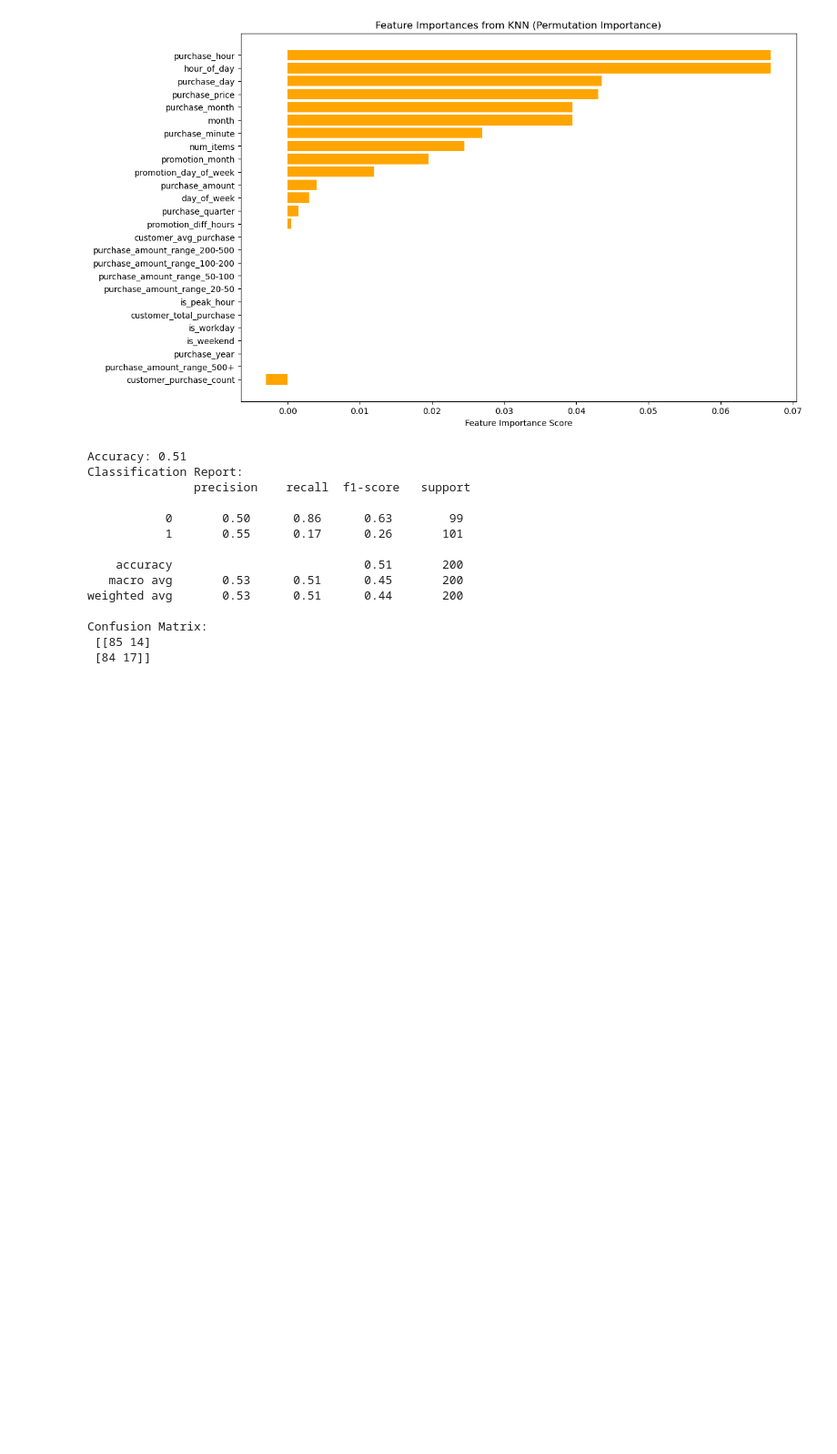
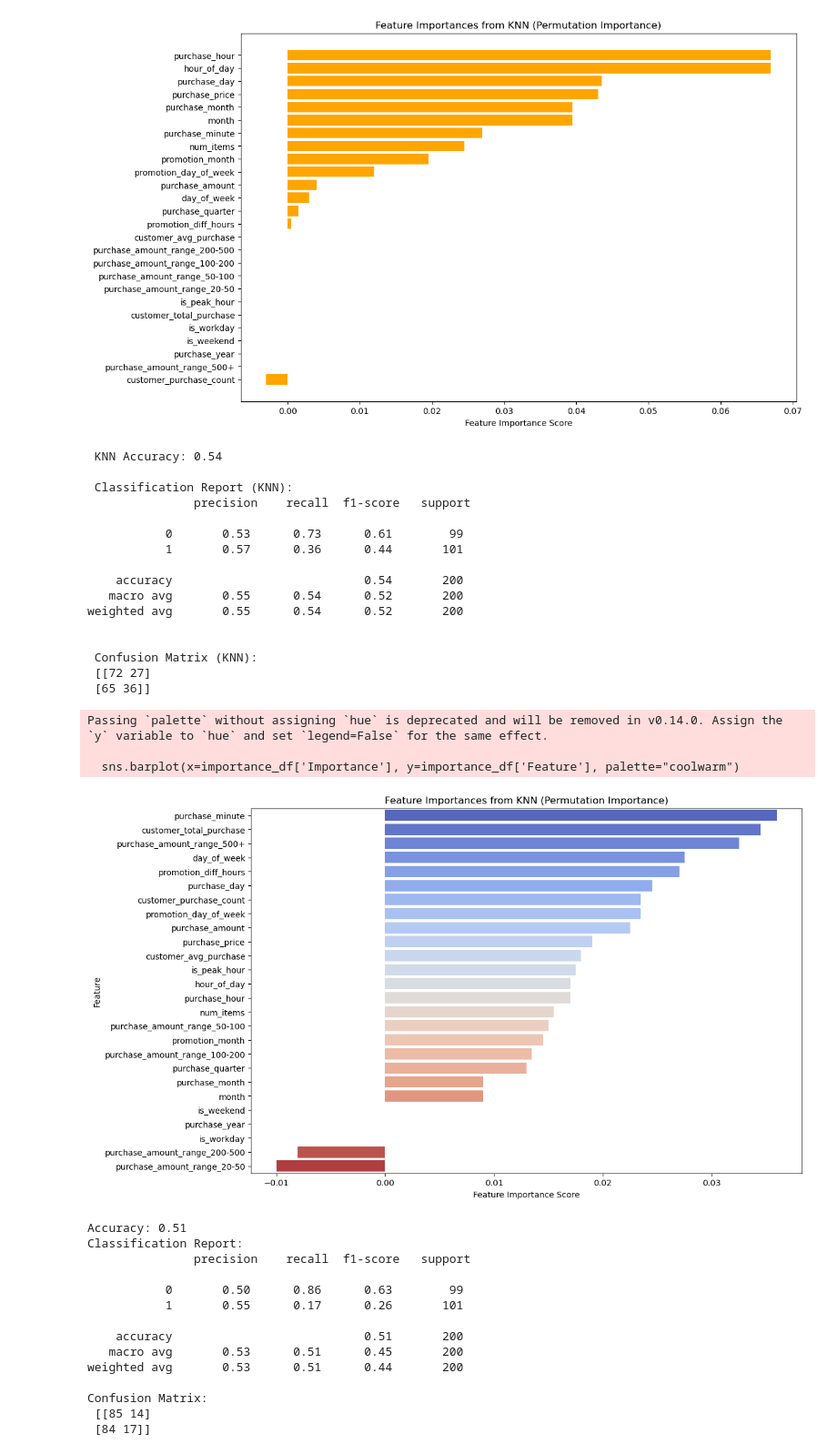
Before and after one commit to MingzengQin/Intership, a Jupyter notebook: EDA.ipynb, the cells around one changed output. Shown at 91% size. Saved outputs shown, nothing was run; the diff lists cells and outputs as text; code cells hidden in the pictures; blank space fills up the shorter version.

```diff
--- a/EDA.ipynb
+++ b/EDA.ipynb
@@ -598,6 +847,77 @@ Feature Importances (KNN - Permutation Importance):
 25     purchase_amount_range_500+      0.0000
 18        customer_purchase_count     -0.0030
 [figure]
+# %%
+from sklearn.neighbors import KNeighborsClassifier
+from sklearn.model_selection import train_test_split, GridSearchCV
+from sklearn.preprocessing import StandardScaler
+from sklearn.metrics import classification_report, confusion_matrix, accuracy_score
+from sklearn.inspection import permutation_importance
+import numpy as np
+import pandas as pd
+import matplotlib.pyplot as plt
+import seaborn as sns
+
+# Normalize data (Feature Scaling)
+scaler = StandardScaler()
+x_train_scaled = scaler.fit_transform(x_train)
+x_val_scaled = scaler.transform(x_val)
+
+#  Use GridSearchCV to find the best k value
+param_grid = {'n_neighbors': range(1, 21)}
+grid_search_knn = GridSearchCV(KNeighborsClassifier(), param_grid, cv=5, scoring='accuracy', n_jobs=-1)
+grid_search_knn.fit(x_train_scaled, y_train)
+
+#  Train the best KNN model
+best_knn = KNeighborsClassifier(n_neighbors=grid_search_knn.best_params_['n_neighbors'])
+best_knn.fit(x_train_scaled, y_train)
+
+#  Compute feature importance using Permutation Importance
+perm_importance = permutation_importance(best_knn, x_val_scaled, y_val, scoring='accuracy', n_repeats=10, random_state=42)
+feature_importances = perm_importance.importances_mean
+features = x_train.columns
+
+importance_df = pd.DataFrame({
+    'Feature': features,
+    'Importance': feature_importances
+}).sort_values(by='Importance', ascending=False)
+
+#  Make predictions
+y_pred_knn = best_knn.predict(x_val_scaled)
+
+#  Evaluate the model
+print("\n KNN Accuracy:", accuracy_score(y_val, y_pred_knn))
+print("\n Classification Report (KNN):\n", classification_report(y_val, y_pred_knn))
+print("\n Confusion Matrix (KNN):\n", confusion_matrix(y_val, y_pred_knn))
+
+#  Visualize feature importance
+plt.figure(figsize=(12, 8))
+sns.barplot(x=importance_df['Importance'], y=importance_df['Feature'], palette="coolwarm")
+plt.xlabel('Feature Importance Score')
+plt.ylabel('Feature')
+plt.title('Feature Importances from KNN (Permutation Importance)')
+plt.show()
+# %% [output]
+ KNN Accuracy: 0.54
+
+ Classification Report (KNN):
+               precision    recall  f1-score   support
+
+           0       0.53      0.73      0.61        99
+           1       0.57      0.36      0.44       101
+
+    accuracy                           0.54       200
+   macro avg       0.55      0.54      0.52       200
+weighted avg       0.55      0.54      0.52       200
+
+
+ Confusion Matrix (KNN):
+ [[72 27]
+ [65 36]]
+Passing `palette` without assigning `hue` is deprecated and will be removed in v0.14.0. Assign the `y` variable to `hue` and set `legend=False` for the same effect.
+
+  sns.barplot(x=importance_df['Importance'], y=importance_df['Feature'], palette="coolwarm")
+[figure, added]
 # %%
 from sklearn.neural_network import MLPClassifier
 
```
Also changed, not shown: parts of 10 cells of this notebook.
